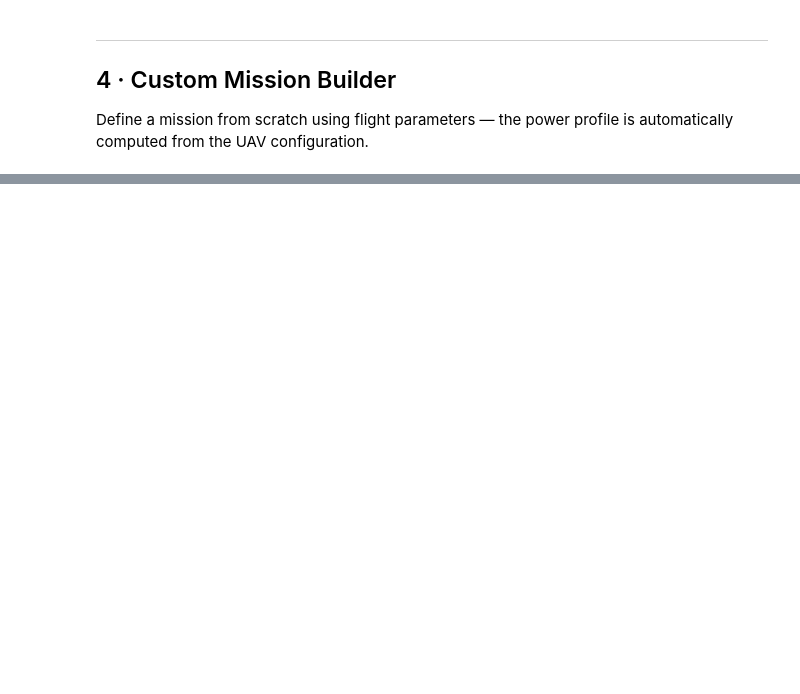
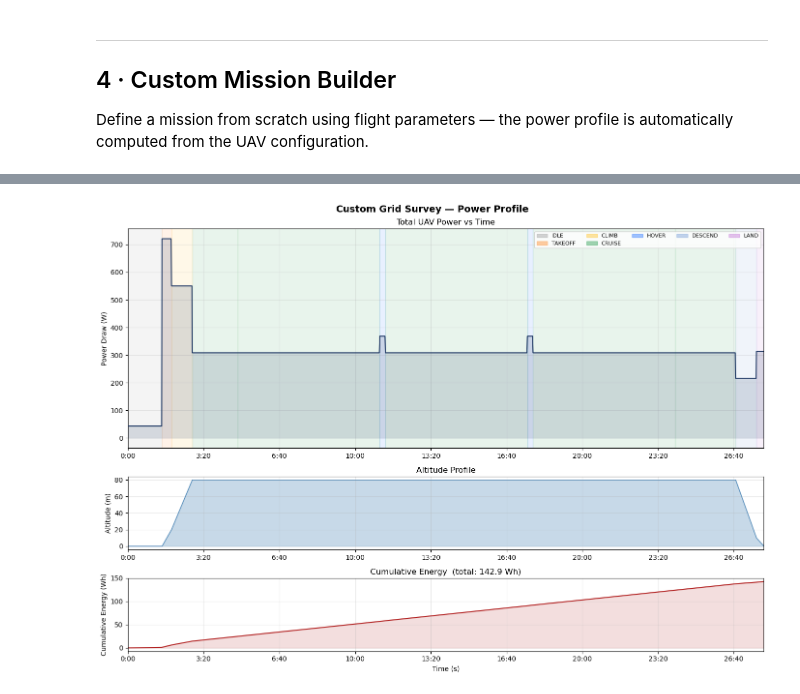
Before and after one commit to ben00001982/BattSim, a Jupyter notebook: notebooks/02_equipment_power_profile.ipynb, the cells around one changed output, grey strips where cells are left out. Cells and saved outputs as stored; diff of their text form; code cells hidden in the pictures; blank space fills up the shorter version.

```diff
--- a/notebooks/02_equipment_power_profile.ipynb
+++ b/notebooks/02_equipment_power_profile.ipynb
@@ -232,15 +359,21 @@ times, powers = my_mission.power_profile_w(uav, resolution_s=1.0)
 
 # Phase colour map
 PHASE_COLORS = {
-    'IDLE':        '#AAAAAA',
-    'TAKEOFF':     '#FF9944',
-    'CLIMB':       '#FFCC44',
-    'CRUISE':      '#44AA66',
-    'HOVER':       '#4488FF',
-    'DESCEND':     '#88AADD',
-    'LAND':        '#CC88DD',
-    'PAYLOAD_OPS': '#FF6688',
-    'EMERGENCY':   '#FF2222',
+    'IDLE':            '#AAAAAA',  # ground idle
+    'TAKEOFF':         '#FF9944',  # full power lift-off
+    'CLIMB':           '#FFCC44',  # powered climb
+    'CRUISE':          '#44AA66',  # level cruise
+    'HOVER':           '#4488FF',  # stationary hover
+    'DESCEND':         '#88AADD',  # descent
+    'LAND':            '#CC88DD',  # landing
+    'PAYLOAD_OPS':     '#FF6688',  # payload operations
+    'EMERGENCY':       '#FF2222',  # emergency
+    # ── Fixed-wing VTOL phases ────────────────────────────────────────
+    'VTOL_TRANSITION': '#FF6611',  # lift+thrust overlap during transition
+    'VTOL_HOVER':      '#22AAFF',  # explicit multirotor hover
+    'FW_CRUISE':       '#00CC77',  # efficient fixed-wing cruise
+    'FW_CLIMB':        '#AACC44',  # fixed-wing climb
+    'FW_DESCEND':      '#99CCEE',  # glide descent
 }
 
 fig, axes = plt.subplots(3, 1, figsize=(14, 10),
@@ -257,7 +390,23 @@ t_start = 0
 phase_handles = {}
 for ph in my_mission.phases:
     t_end  = t_start + ph.duration_s
-    color  = PHASE_COLORS.get(ph.phase_type, '#DDDDDD')
+PHASE_COLORS = {
+    'IDLE':            '#AAAAAA',  # ground idle
+    'TAKEOFF':         '#FF9944',  # full power lift-off
+    'CLIMB':           '#FFCC44',  # powered climb
+    'CRUISE':          '#44AA66',  # level cruise
+    'HOVER':           '#4488FF',  # stationary hover
+    'DESCEND':         '#88AADD',  # descent
+    'LAND':            '#CC88DD',  # landing
+    'PAYLOAD_OPS':     '#FF6688',  # payload operations
+    'EMERGENCY':       '#FF2222',  # emergency
+    # ── Fixed-wing VTOL phases ────────────────────────────────────────
+    'VTOL_TRANSITION': '#FF6611',  # lift+thrust overlap during transition
+    'VTOL_HOVER':      '#22AAFF',  # explicit multirotor hover
+    'FW_CRUISE':       '#00CC77',  # efficient fixed-wing cruise
+    'FW_CLIMB':        '#AACC44',  # fixed-wing climb
+    'FW_DESCEND':      '#99CCEE',  # glide descent
+}
     ax_p.axvspan(t_start, t_end, alpha=0.12, color=color, zorder=1)
     mid_t  = (t_start + t_end) / 2
     pw     = ph.effective_power_w(uav)
@@ -287,33 +436,35 @@ for ph in my_mission.phases:
         t_alt.append(t_now + s)
         alts.append(interp_alt)
     t_now += ph.duration_s
 ax_alt.fill_between(t_alt, alts, alpha=0.3, color='steelblue')
 ax_alt.plot(t_alt, alts, color='steelblue', linewidth=1)
 ax_alt.set_ylabel('Altitude (m)')
 ax_alt.set_title('Altitude Profile')
 ax_alt.grid(alpha=0.25)
 ax_alt.set_xlim(0, max(times))
 
 # ── Bottom: Cumulative energy ──────────────────────────────────────────────
 ax_e = axes[2]
 cumulative_e = np.cumsum(np.array(powers) * 1 / 3600)  # Wh at 1s resolution
 ax_e.plot(times, cumulative_e, color='firebrick', linewidth=1.5)
 ax_e.fill_between(times, cumulative_e, alpha=0.15, color='firebrick')
 ax_e.set_xlabel('Time (s)')
 ax_e.set_ylabel('Cumulative Energy (Wh)')
 ax_e.set_title(f'Cumulative Energy  (total: {my_mission.total_energy_wh(uav):.1f} Wh)')
 ax_e.grid(alpha=0.25)
 ax_e.set_xlim(0, max(times))
 
 # Time-axis tick formatter
 def fmt_time(x, _):
     return f'{int(x//60)}:{int(x%60):02d}'
 for ax in axes:
     ax.xaxis.set_major_formatter(plt.FuncFormatter(fmt_time))
 
 plt.tight_layout()
 plt.savefig('power_profile.png', dpi=120, bbox_inches='tight')
 plt.show()
+# %% [output]
+[figure, added]
 # %%
 # ── Export power profile to CSV ─────────────────────────────────────────────
 times, powers = my_mission.power_profile_w(uav, resolution_s=1.0)
```
Also changed, not shown: parts of 9 cells of this notebook, 17 other files.
